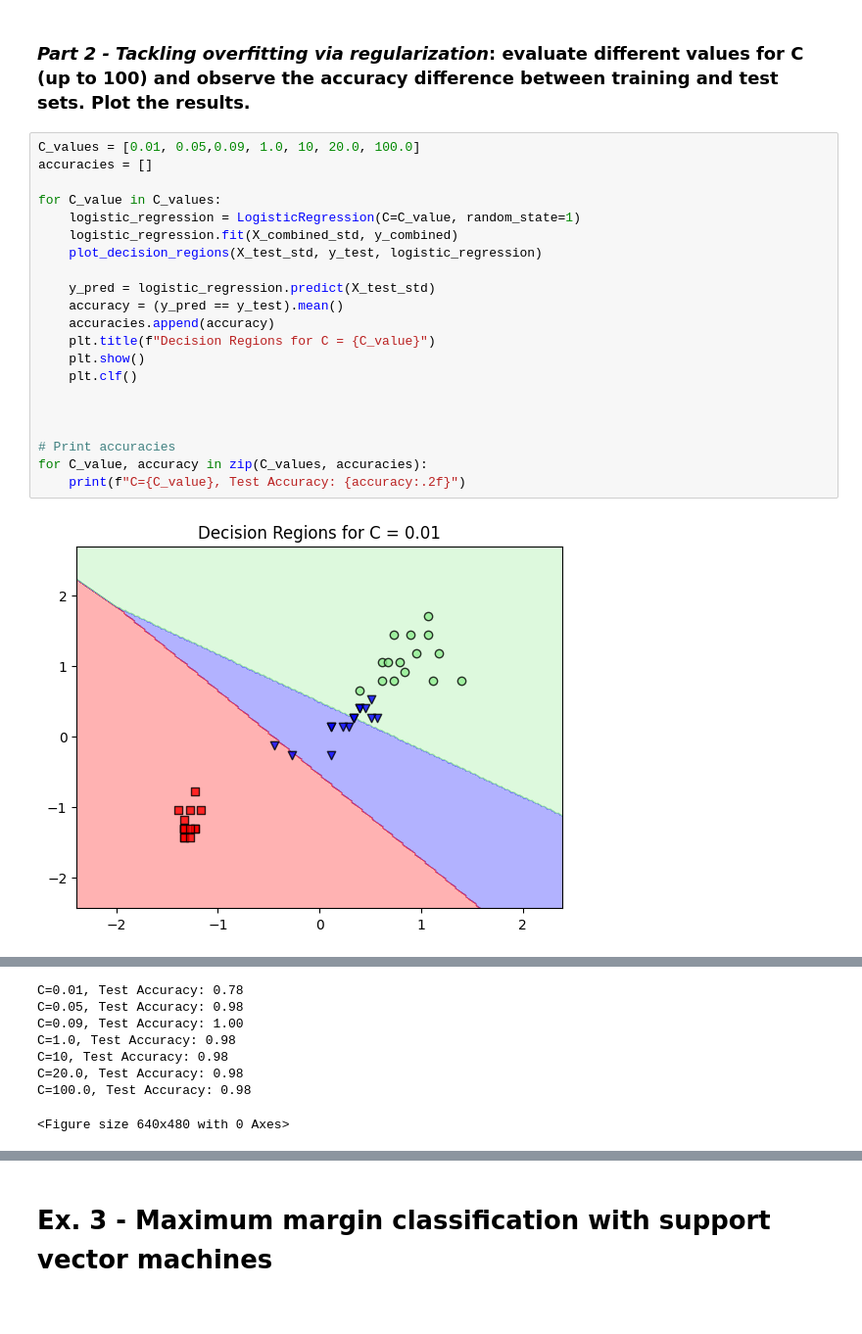
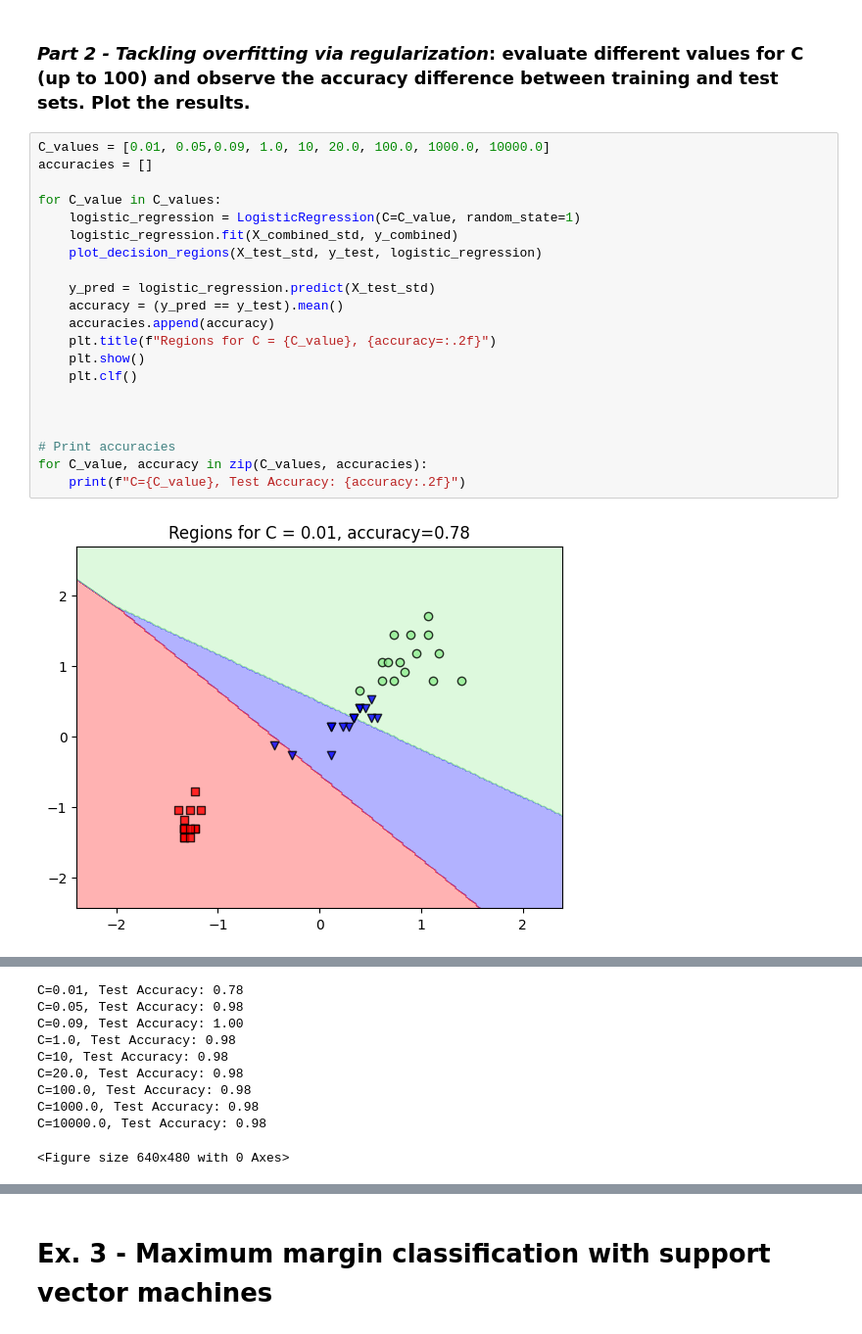
Before and after one commit to jaymedq/deep-learning, a Jupyter notebook: Assignment1.ipynb, the cells around one changed output, grey strips where cells are left out. Shown: that part at 98% size. Saved outputs shown, nothing was run; the diff lists cells and outputs as text.

Commit message:
Update assignment 1 with new values of C

```diff
--- a/Assignment1.ipynb
+++ b/Assignment1.ipynb
@@ -106,25 +106,25 @@ plt.clf()
 # %% [markdown]
 ### *Part 2 - Tackling overfitting via regularization*: evaluate different values for C (up to 100) and observe the accuracy difference between training and test sets. Plot the results.
 # %%
-C_values = [0.01, 0.05,0.09, 1.0, 10, 20.0, 100.0]
+C_values = [0.01, 0.05,0.09, 1.0, 10, 20.0, 100.0, 1000.0, 10000.0]
 accuracies = []
 
 for C_value in C_values:
     logistic_regression = LogisticRegression(C=C_value, random_state=1)
     logistic_regression.fit(X_combined_std, y_combined)
     plot_decision_regions(X_test_std, y_test, logistic_regression)
 
     y_pred = logistic_regression.predict(X_test_std)
     accuracy = (y_pred == y_test).mean()
     accuracies.append(accuracy)
-    plt.title(f"Decision Regions for C = {C_value}")
+    plt.title(f"Regions for C = {C_value}, {accuracy=:.2f}")
     plt.show()
     plt.clf()
 
 
 
 # Print accuracies
 for C_value, accuracy in zip(C_values, accuracies):
     print(f"C={C_value}, Test Accuracy: {accuracy:.2f}")
 # %% [output]
-[figure, old version]
+[figure, new version]
@@ -141,5 +143,7 @@ C=1.0, Test Accuracy: 0.98
 C=10, Test Accuracy: 0.98
 C=20.0, Test Accuracy: 0.98
 C=100.0, Test Accuracy: 0.98
+C=1000.0, Test Accuracy: 0.98
+C=10000.0, Test Accuracy: 0.98
 <Figure size 640x480 with 0 Axes>
 # %% [markdown]
```
Also changed, not shown: parts of 2 cells of this notebook.
